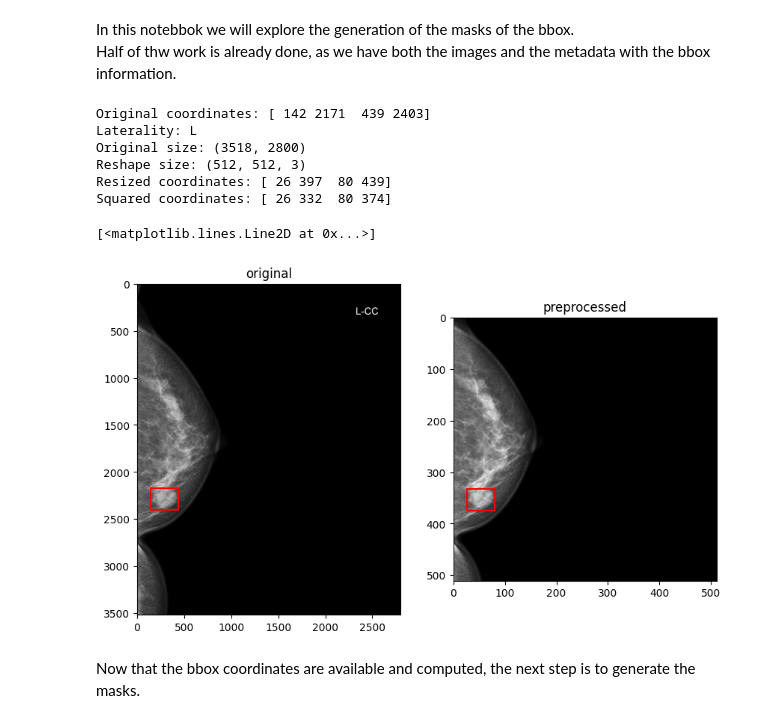
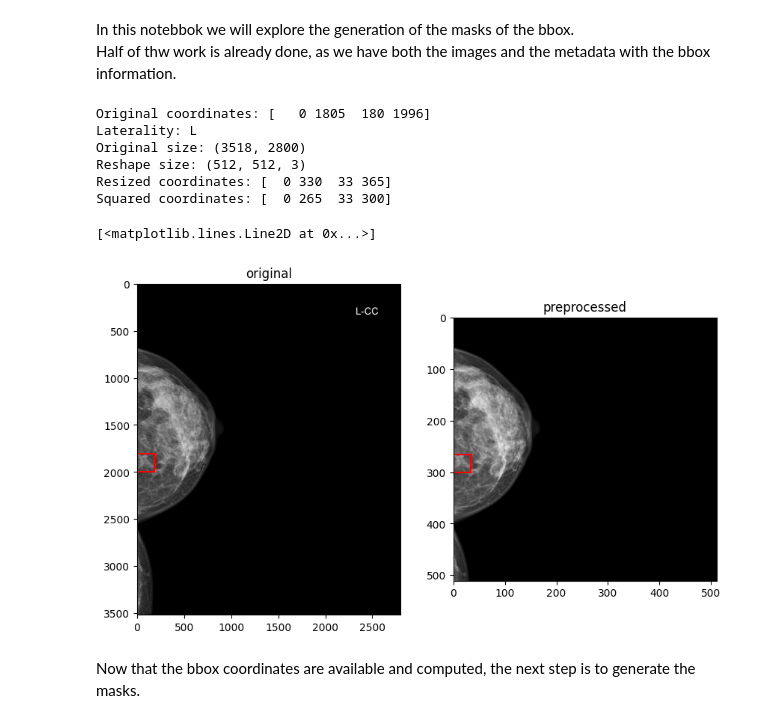
Before and after one commit to Likalto4/diffusion-models_master, a Jupyter notebook: dataset_analysis/masks/vindr-mammo/masks_generation.ipynb, the cells around one changed output. Saved outputs shown, nothing was run; the diff lists cells and outputs as text; code cells hidden in the pictures.

Commit message:
fixed negative coordinates problem

```diff
--- a/dataset_analysis/masks/vindr-mammo/masks_generation.ipynb
+++ b/dataset_analysis/masks/vindr-mammo/masks_generation.ipynb
@@ -33,11 +33,12 @@ metadata = pd.read_csv(metadata_path)
 metadata = metadata[metadata['finding_categories'] != "['No Finding']"]
 
 # example row
-i = 6
+i = 15
 
 # get bbox
 x1, y1, x2, y2 = metadata.xmin[i], metadata.ymin[i], metadata.xmax[i], metadata.ymax[i]
 coord = np.asarray([x1, y1, x2, y2], dtype=int)
+coord = np.clip(coord, 0, None) # negative values are send to zero
 print(f'Original coordinates: {coord}')
 # get laterality
 side = metadata.laterality[i]
@@ -72,37 +73,37 @@ if np.any(coord < 0) or (coord[0]-coord[2]) == 0:
 orig_height = original_size[0]
 orig_width = original_size[1]
 # vector of coordinates
 coord_r = (coord * (resolution / orig_width))
 coord_r = np.round(coord_r).astype(int) # round to nearest int
 print(f'Resized coordinates: {coord_r}')
 
 # get the resized height and width difference before cropping to remove from y coordinates (the larger, height)
 resize_diff = int((orig_height * resolution)/orig_width) - resolution
 resize_diff = int(resize_diff/2)
 # substract from y1 and y2
 coord_r[1] = coord_r[1] - resize_diff
 coord_r[3] = coord_r[3] - resize_diff
 print(f'Squared coordinates: {coord_r}')
 
 # plot original and preprocessed
 fig, ax = plt.subplots(1,2, figsize=(10,10))
 ax[0].imshow(im, cmap='gray')
 ax[0].set_title('original')
 # plot the bbox
 ax[0].plot([coord[0], coord[0], coord[2], coord[2], coord[0]], [coord[1], coord[3], coord[3], coord[1], coord[1]], color='r')
 ax[1].imshow(im_preprocessed, cmap='gray')
 ax[1].set_title('preprocessed')
 # plot the bbox
 ax[1].plot([coord_r[0], coord_r[0], coord_r[2], coord_r[2], coord_r[0]], [coord_r[1], coord_r[3], coord_r[3], coord_r[1], coord_r[1]], color='r')
 # %% [output]
-Original coordinates: [ 142 2171  439 2403]
+Original coordinates: [   0 1805  180 1996]
 Laterality: L
 Original size: (3518, 2800)
 Reshape size: (512, 512, 3)
-Resized coordinates: [ 26 397  80 439]
-Squared coordinates: [ 26 332  80 374]
+Resized coordinates: [  0 330  33 365]
+Squared coordinates: [  0 265  33 300]
 [<matplotlib.lines.Line2D at 0x...>]
-[figure, old version]
+[figure, new version]
 # %% [markdown]
 Now that the bbox coordinates are available and computed, the next step is to generate the masks.<br>
 # %%
```
Also changed, not shown: 1 other file.
